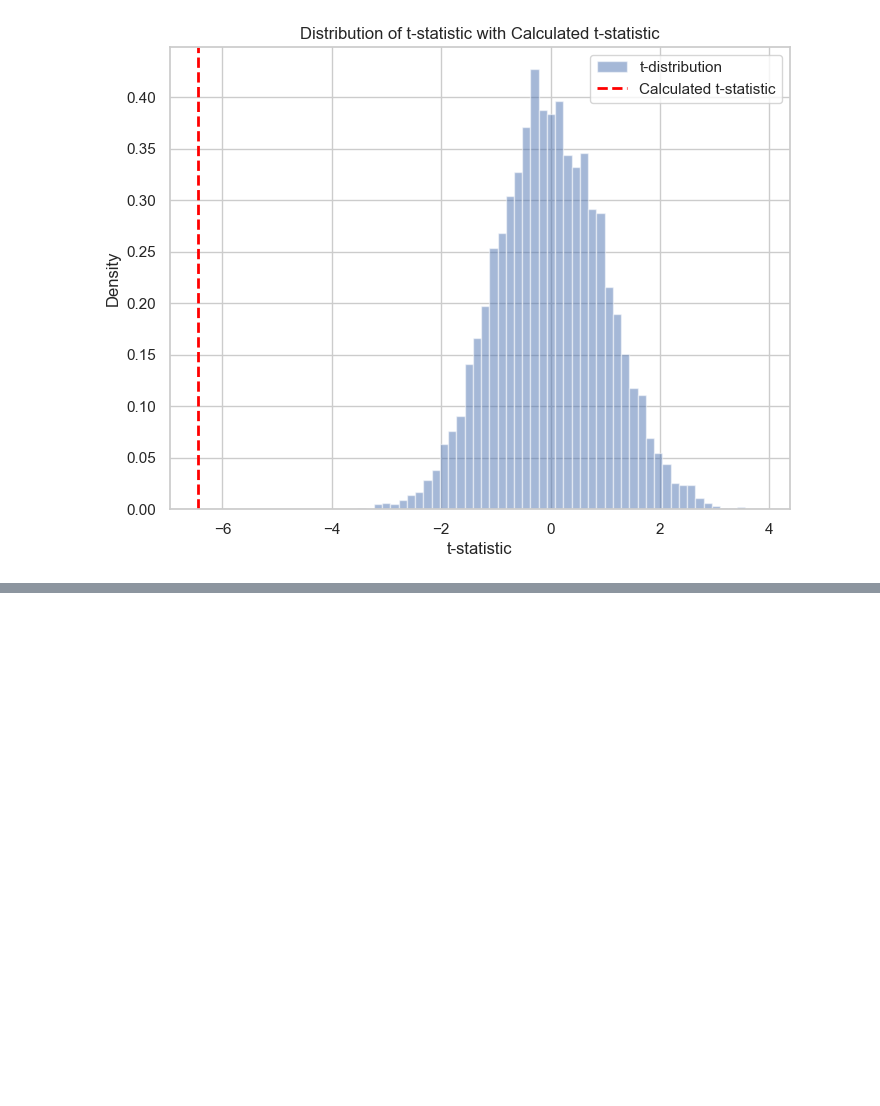
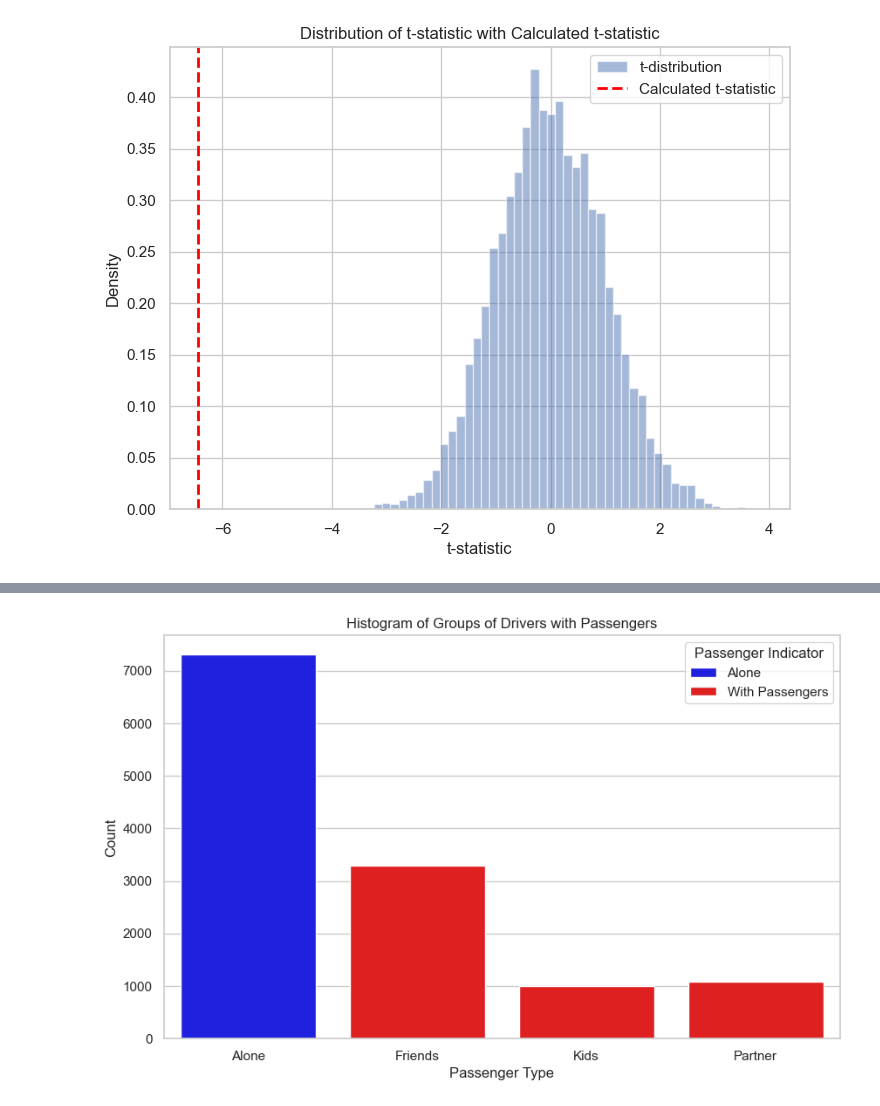
Before and after one commit to bigonil/BH-PCMLAI, a Jupyter notebook: p_assign_app_5_1/prompt.ipynb, the cells around one changed output, grey strips where cells are left out. Saved outputs shown, nothing was run; the diff lists cells and outputs as text; code cells hidden in the pictures; blank space fills up the shorter version.

```diff
--- a/p_assign_app_5_1/prompt.ipynb
+++ b/p_assign_app_5_1/prompt.ipynb
@@ -977,0 +1019,19 @@ KeyError: 'has_passengers'
+# %%
+# Map values to binary indicator
+data['passanger_indicator'] = data['passanger'].apply(lambda x: 'Alone' if x == 'Alone' else 'With Passengers')
+
+# Set the style of seaborn for better aesthetics
+sns.set(style="whitegrid")
+
+# Create a histogram using sns.countplot
+plt.figure(figsize=(10, 6))
+plot = sns.countplot(data=data, x="passanger", hue="passanger_indicator", palette=['blue', 'red'])
+
+# Customize the plot
+plot.set(title='Histogram of Groups of Drivers with Passengers', xlabel='Passenger Type', ylabel='Count')
+plot.legend(title='Passenger Indicator', labels=['Alone', 'With Passengers'])
+
+# Show the plot
+plt.show()
+# %% [output]
+[figure, added]
```
Also changed, not shown: parts of 6 cells of this notebook.
